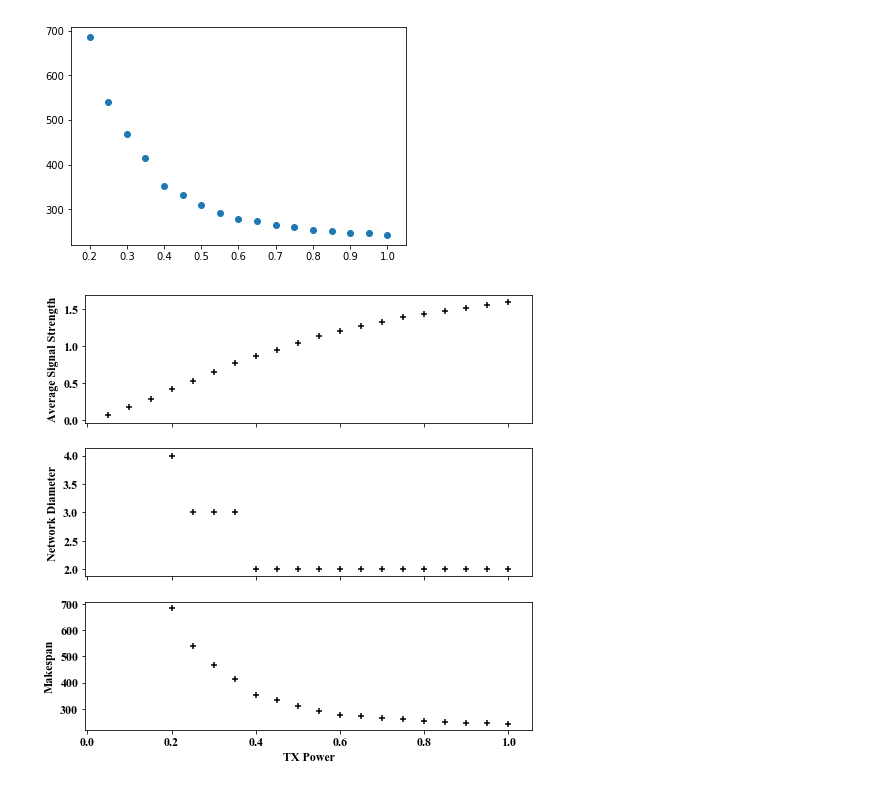
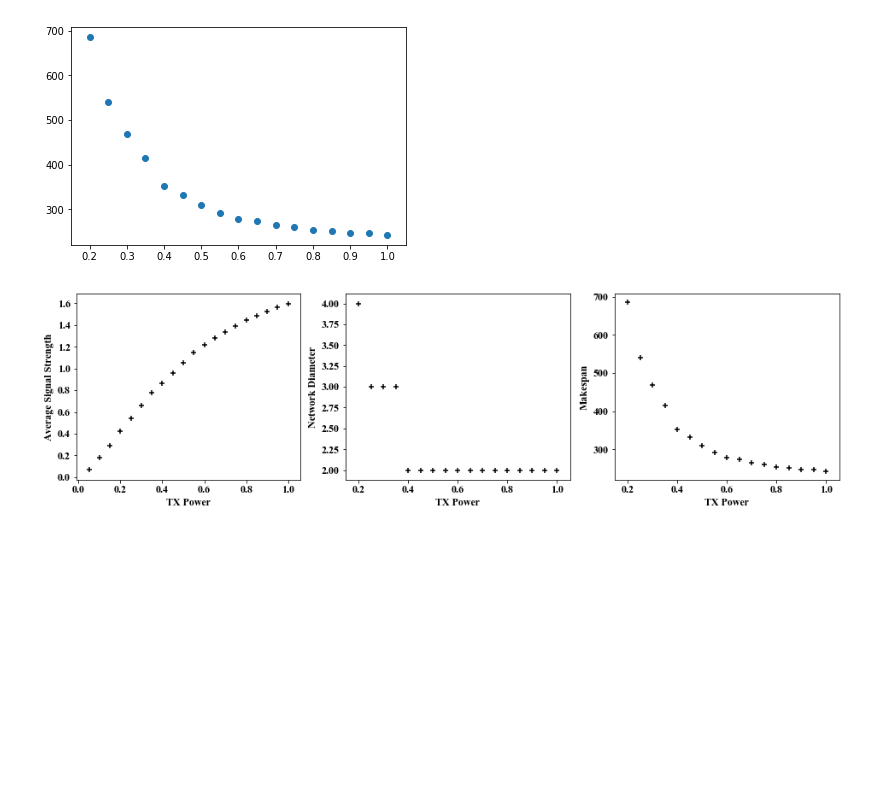
Before and after one commit to netdag/netdag, a Jupyter notebook: design-exploration.ipynb, the cells around one changed output. Drawn from its saved outputs; the diff is of its cells as text; code cells hidden in the pictures; blank space fills up the shorter version.

```diff
--- a/design-exploration.ipynb
+++ b/design-exploration.ipynb
@@ -277,27 +277,29 @@ plt.scatter(Q, makespan)
 <matplotlib.collections.PathCollection at 0x...>
 [figure]
 # %%
-plt.figure(figsize=(8,8))
+plt.figure(figsize=(16,4))
 plt.rc('font', family='Times New Roman', size=12)
 plt.rc('scatter', marker='+')
 
-ax1 = plt.subplot(311)
+ax1 = plt.subplot(131)
 plt.scatter(Q, fSS, c='black')
 plt.ylabel('Average Signal Strength')
-plt.setp(ax1.get_xticklabels(), visible=False)
+plt.xlabel('TX Power')
+#plt.setp(ax1.get_xticklabels(), visible=False)
 
-ax2 = plt.subplot(312, sharex=ax1)
+ax2 = plt.subplot(132)
 plt.scatter(Q, D_N, c='black')
 plt.ylabel('Network Diameter')
-plt.setp(ax2.get_xticklabels(), visible=False)
+plt.xlabel('TX Power')
+#plt.setp(ax2.get_xticklabels(), visible=False)
 
-ax3 = plt.subplot(313, sharex=ax1)
+ax3 = plt.subplot(133)
 plt.scatter(Q, makespan, c='black')
 plt.ylabel('Makespan')
 plt.xlabel('TX Power')
-plt.savefig('design-exploration-experiment.svg')
+plt.savefig('design-exploration-experiment.svg', bbox_inches="tight")
 # %% [output]
-[figure, old version]
+[figure, new version]
 # %%
 # https://stackoverflow.com/questions/34342155/how-to-pickle-or-store-jupyter-ipython-notebook-session-for-later
 
```
Also changed, not shown: 28 other files.
